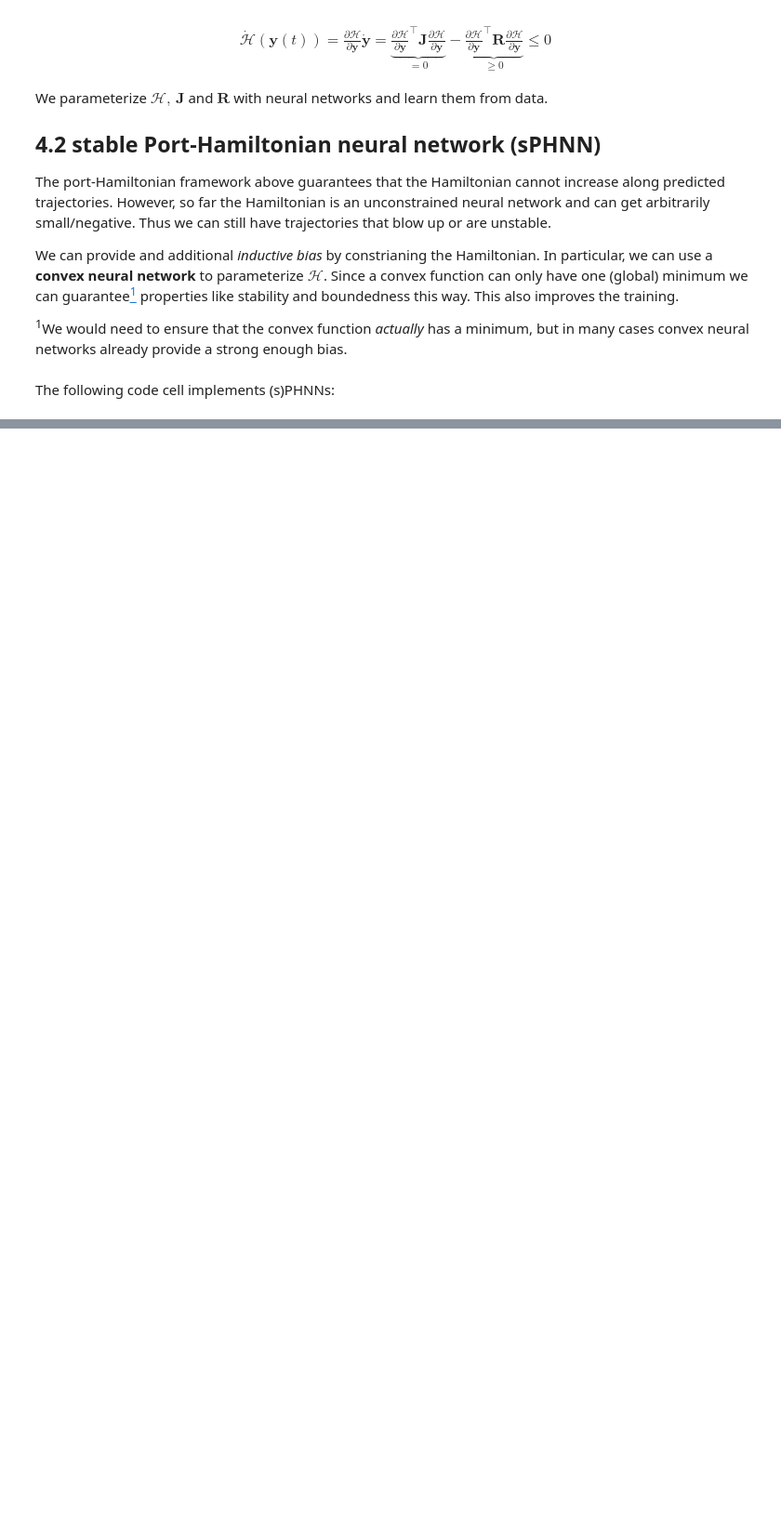
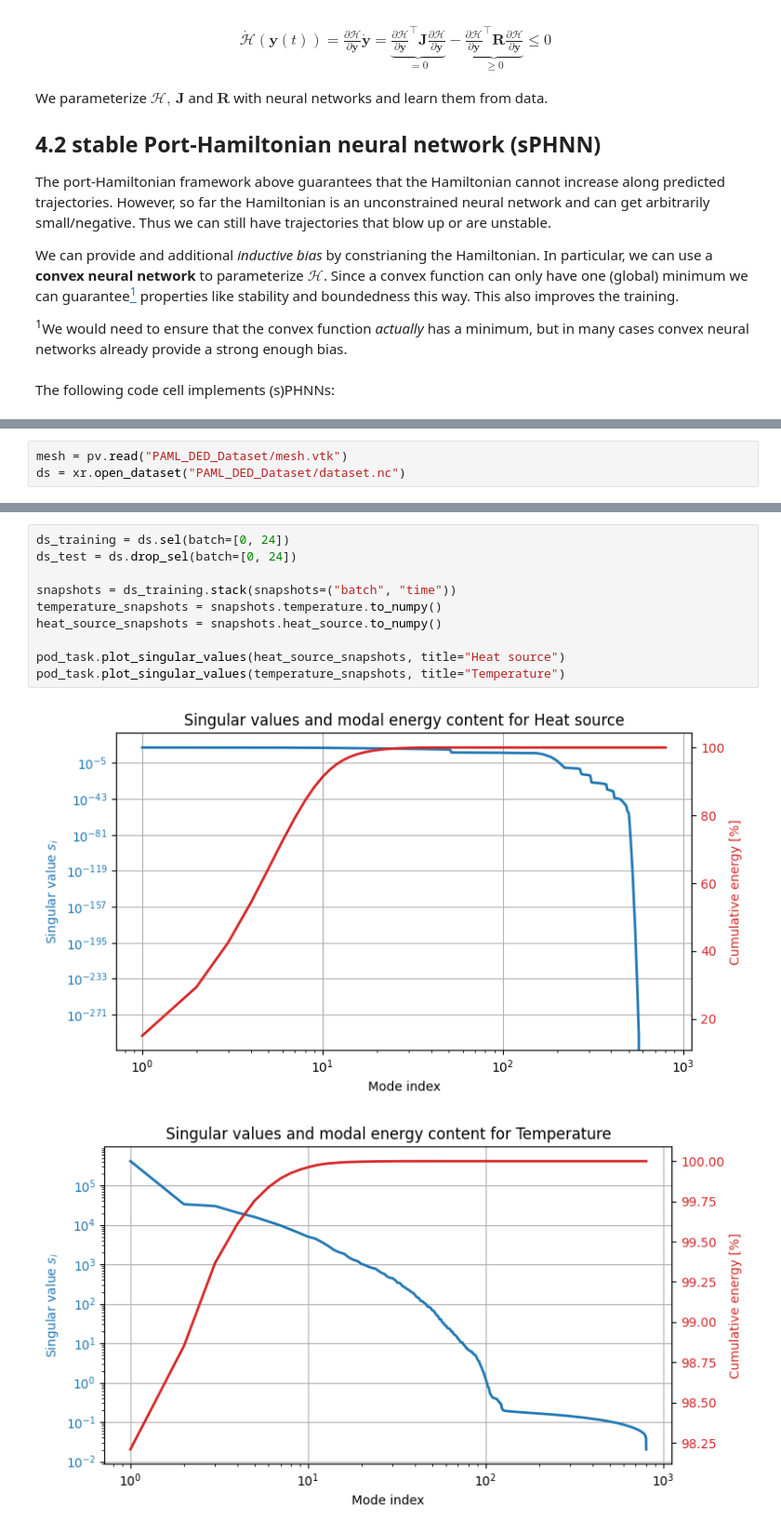
Before and after one commit to CPShub/LecturePhysicsAwareML, a Jupyter notebook: dynamic_modeling/notebooks/2-Energy_based_models.ipynb, the cells around one changed output, grey strips where cells are left out. Shown at 93% size. Drawn from its saved outputs; the diff is of its cells as text; blank space fills up the shorter version.

Commit message:
Test version for the DED POD task

```diff
--- a/dynamic_modeling/notebooks/2-Energy_based_models.ipynb
+++ b/dynamic_modeling/notebooks/2-Energy_based_models.ipynb
@@ -543,0 +624,3 @@ plt.show()
+# %%
+mesh = pv.read("PAML_DED_Dataset/mesh.vtk")
+ds = xr.open_dataset("PAML_DED_Dataset/dataset.nc")
@@ -543,0 +638,13 @@ plt.show()
+# %%
+ds_training = ds.sel(batch=[0, 24])
+ds_test = ds.drop_sel(batch=[0, 24])
+
+snapshots = ds_training.stack(snapshots=("batch", "time"))
+temperature_snapshots = snapshots.temperature.to_numpy()
+heat_source_snapshots = snapshots.heat_source.to_numpy()
+
+pod_task.plot_singular_values(heat_source_snapshots, title="Heat source")
+pod_task.plot_singular_values(temperature_snapshots, title="Temperature")
+# %% [output]
+[figure, added]
+[figure, added]
```
Also changed, not shown: parts of 22 cells of this notebook, 8 other files.
